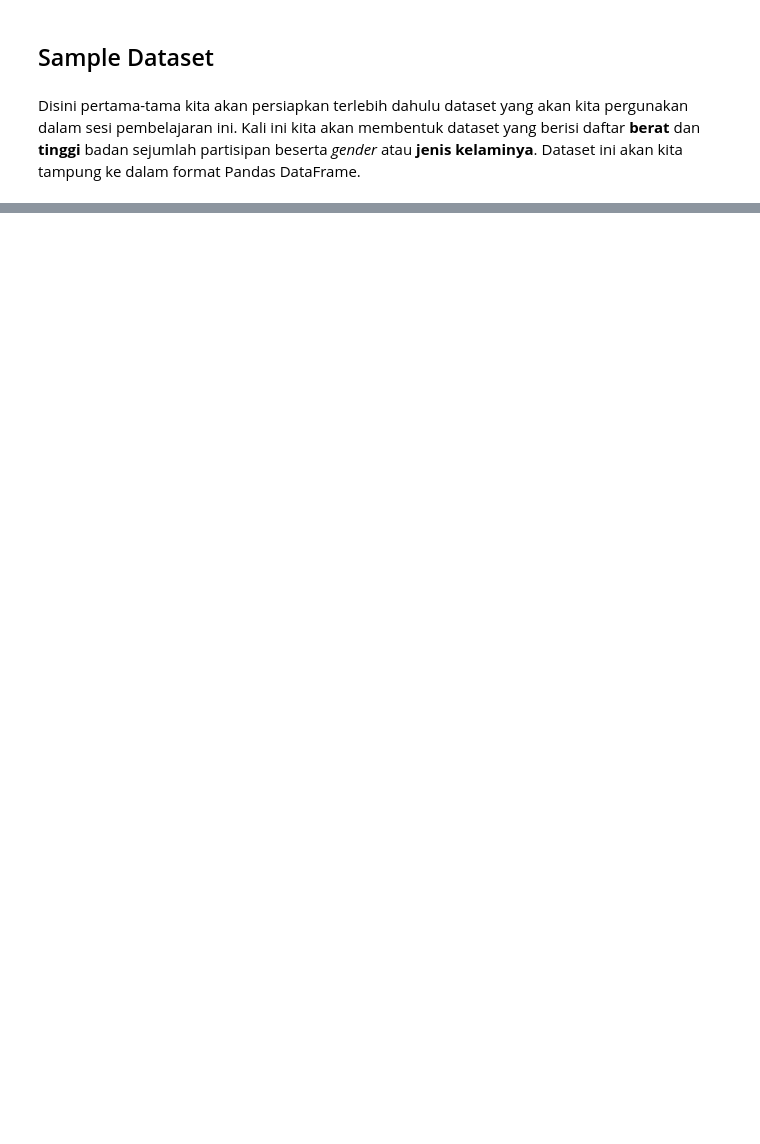
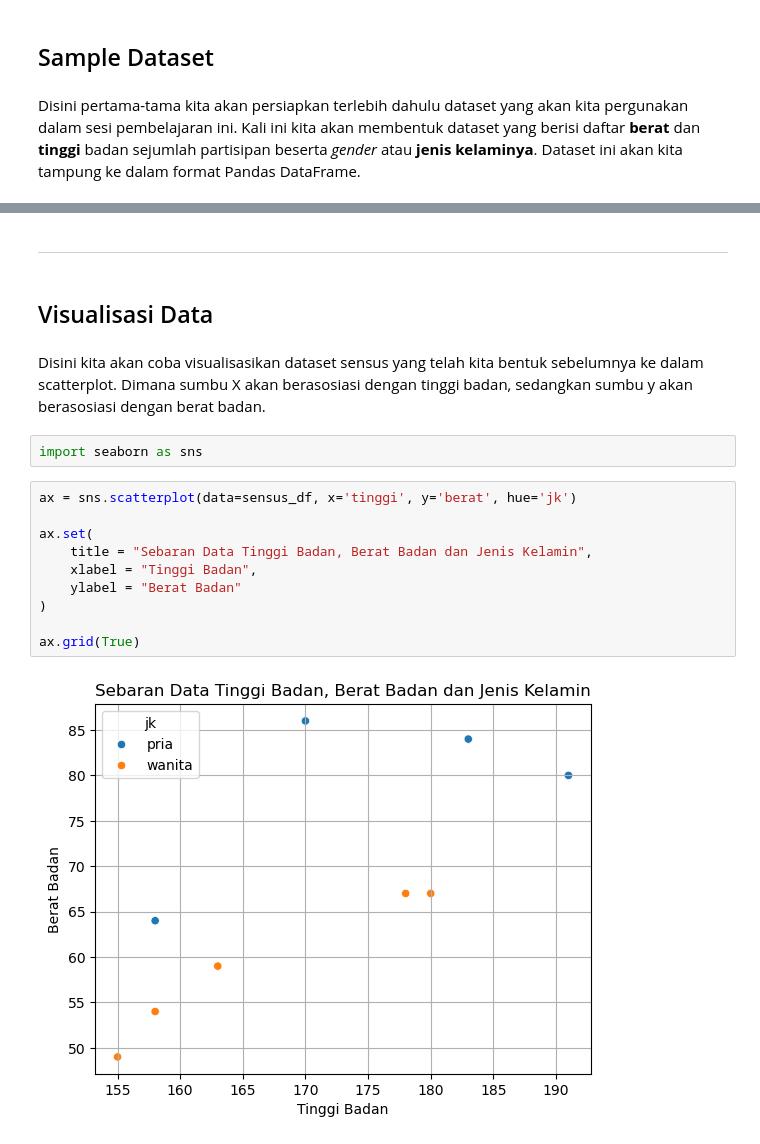
Before and after one commit to agungwahyuprayogo/Machine-Learning-with-Python-Scikit-Learning, a Jupyter notebook: 006 Classification dengan K-Nearest Neighbors.ipynb, the cells around one changed output, grey strips where cells are left out. Saved outputs shown, nothing was run; the diff lists cells and outputs as text; blank space fills up the shorter version.

```diff
--- a/006 Classification dengan K-Nearest Neighbors.ipynb
+++ b/006 Classification dengan K-Nearest Neighbors.ipynb
@@ -39,0 +46,20 @@ Kalau kita lihat dari hasil dataset diatas yang diubah dalam bentuk Pandas DataF
+# %% [markdown]
+---
+# %% [markdown]
+## Visualisasi Data
+# %% [markdown]
+Disini kita akan coba visualisasikan dataset sensus yang telah kita bentuk sebelumnya ke dalam scatterplot. Dimana sumbu X akan berasosiasi dengan tinggi badan, sedangkan sumbu y akan berasosiasi dengan berat badan.
+# %%
+import seaborn as sns
+# %%
+ax = sns.scatterplot(data=sensus_df, x='tinggi', y='berat', hue='jk')
+
+ax.set(
+    title = "Sebaran Data Tinggi Badan, Berat Badan dan Jenis Kelamin",
+    xlabel = "Tinggi Badan",
+    ylabel = "Berat Badan"
+)
+
+ax.grid(True)
+# %% [output]
+[figure, added]
```
Also changed, not shown: parts of 62 cells of this notebook.
